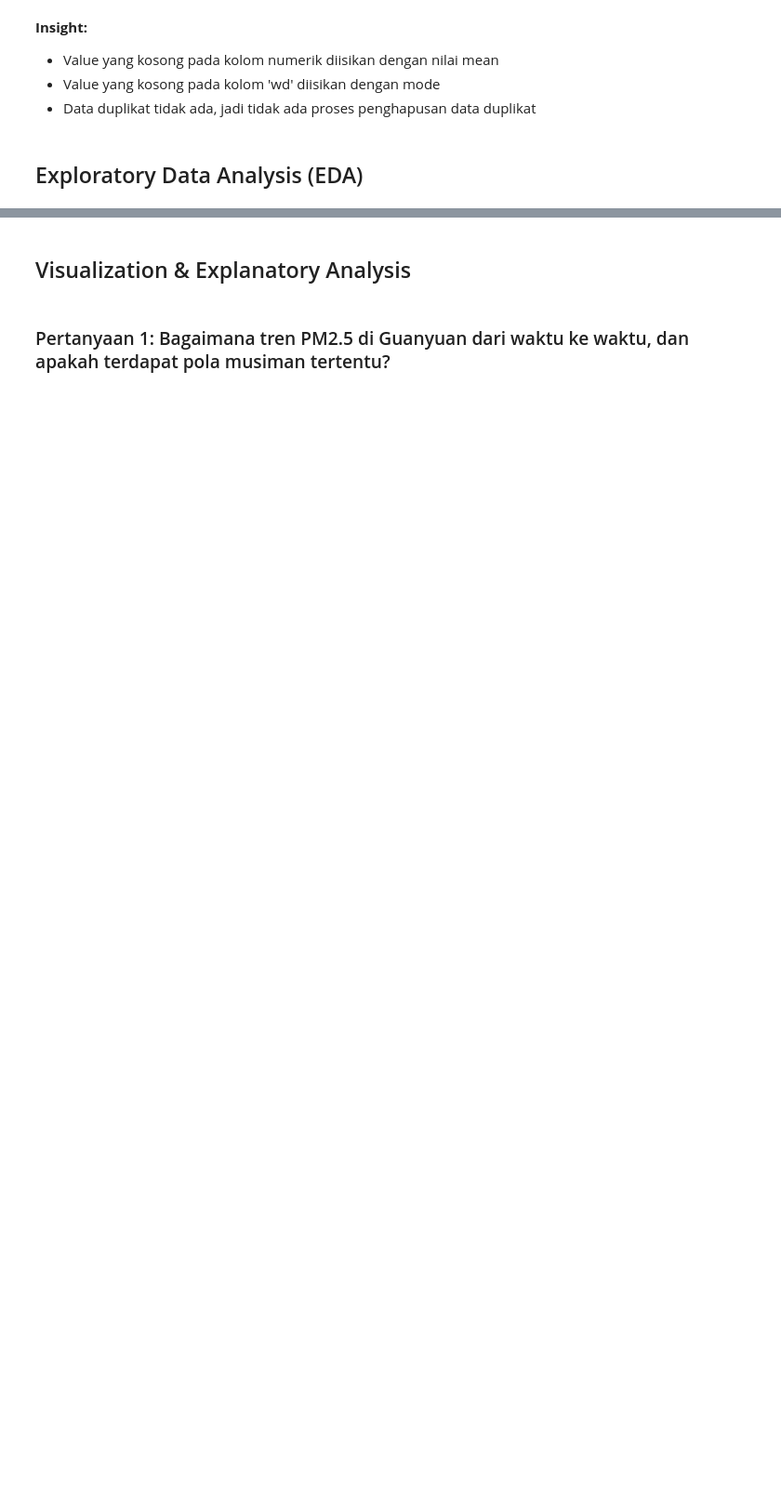
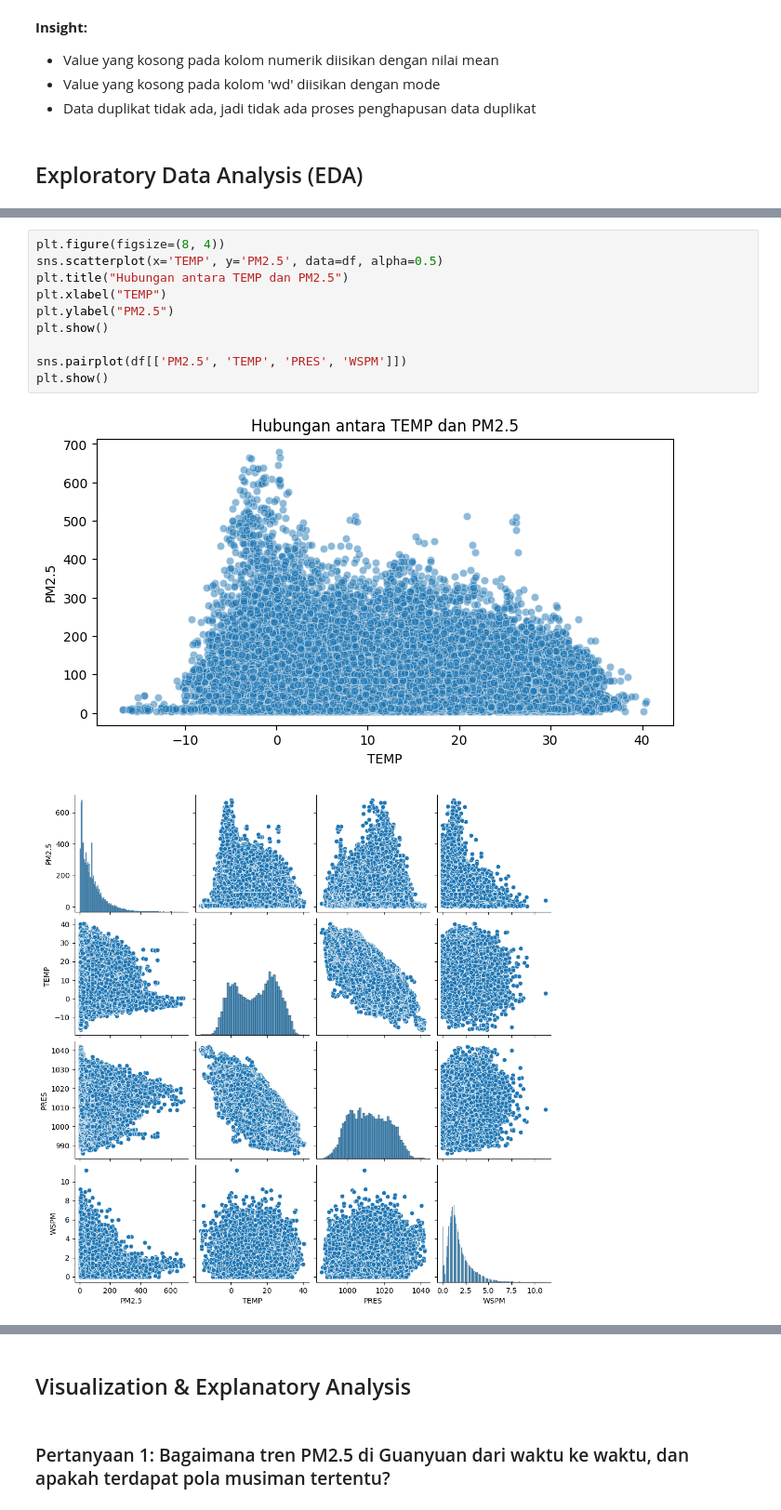
Before and after one commit to KyzutoGH/Proyek-Akhir-Dicoding---Belajar-Analisis-Data-dengan-Python, a Jupyter notebook: notebook.ipynb, the cells around one changed output, grey strips where cells are left out. Shown at 93% size. Cells and saved outputs as stored; diff of their text form; blank space fills up the shorter version.

```diff
--- a/notebook.ipynb
+++ b/notebook.ipynb
@@ -110,0 +104,13 @@ plt.show()
+# %%
+plt.figure(figsize=(8, 4))
+sns.scatterplot(x='TEMP', y='PM2.5', data=df, alpha=0.5)
+plt.title("Hubungan antara TEMP dan PM2.5")
+plt.xlabel("TEMP")
+plt.ylabel("PM2.5")
+plt.show()
+
+sns.pairplot(df[['PM2.5', 'TEMP', 'PRES', 'WSPM']])
+plt.show()
+# %% [output]
+[figure, added]
+[figure, added]
```
Also changed, not shown: parts of 12 cells of this notebook, 2 other files.
